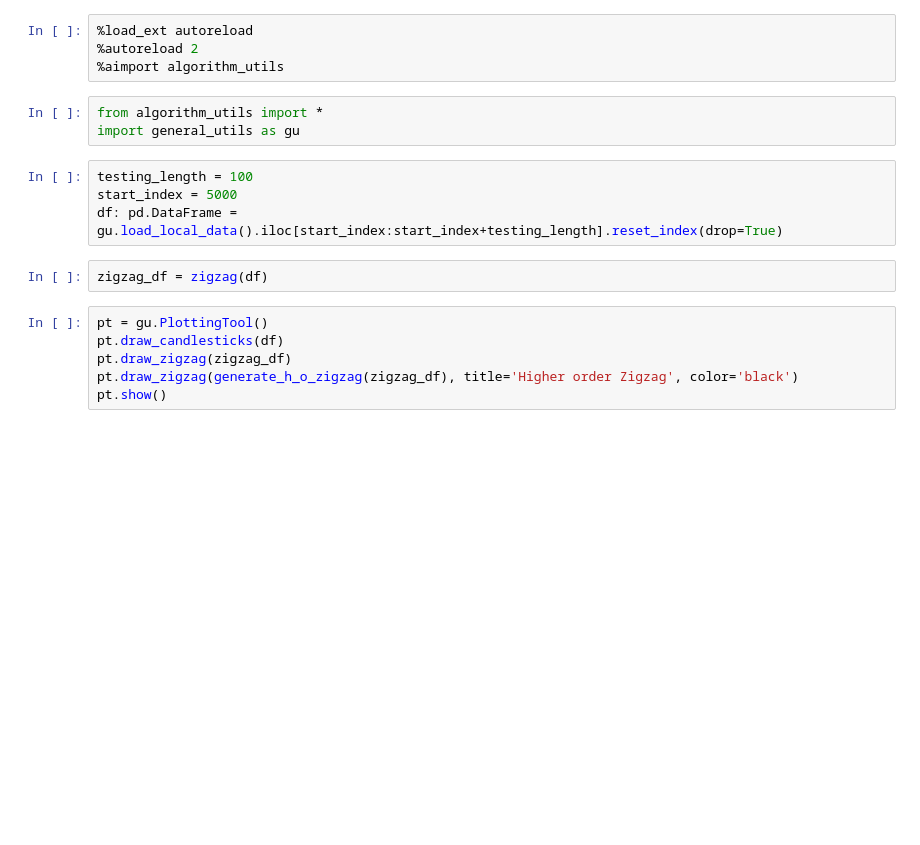
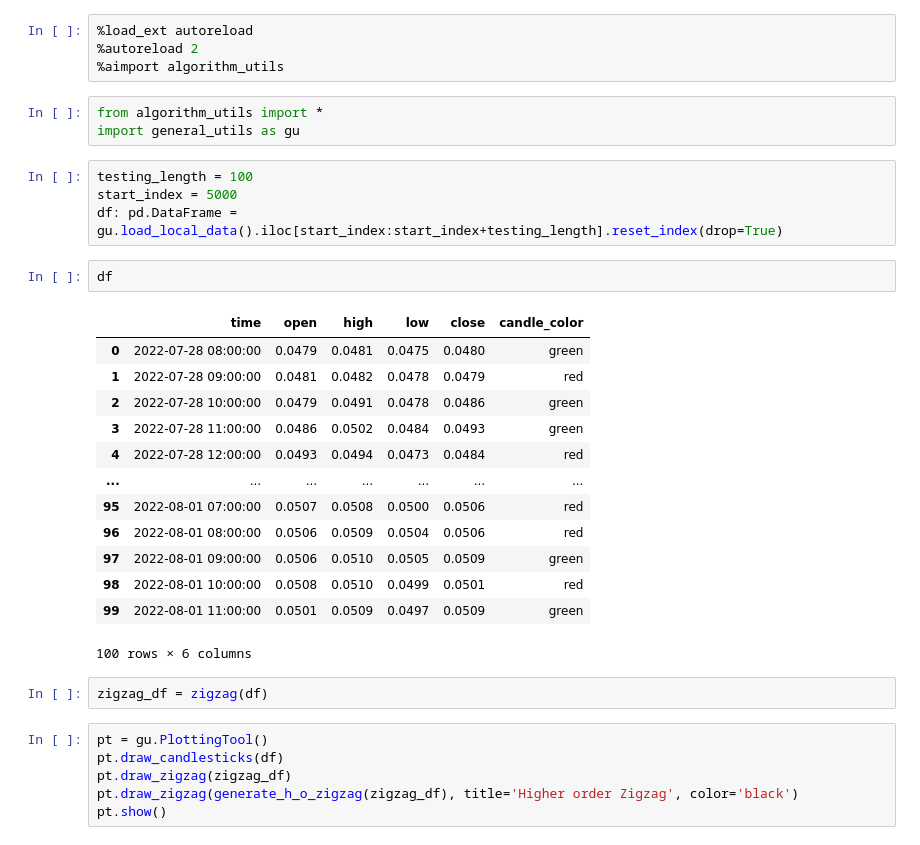
Before and after one commit to thewitcher745/ST5-backtest, a Jupyter notebook: main.ipynb, the cells around one changed output. Cells and saved outputs as stored; diff of their text form; blank space fills up the shorter version.

```diff
--- a/main.ipynb
+++ b/main.ipynb
@@ -9,6 +9,22 @@ import general_utils as gu
 testing_length = 100
 start_index = 5000
 df: pd.DataFrame = gu.load_local_data().iloc[start_index:start_index+testing_length].reset_index(drop=True)
+# %%
+df
+# %% [output]
+|  | time | open | high | low | close | candle_color |
+| 0 | 2022-07-28 08:00:00 | 0.0479 | 0.0481 | 0.0475 | 0.0480 | green |
+| 1 | 2022-07-28 09:00:00 | 0.0481 | 0.0482 | 0.0478 | 0.0479 | red |
+| 2 | 2022-07-28 10:00:00 | 0.0479 | 0.0491 | 0.0478 | 0.0486 | green |
+| 3 | 2022-07-28 11:00:00 | 0.0486 | 0.0502 | 0.0484 | 0.0493 | green |
+| 4 | 2022-07-28 12:00:00 | 0.0493 | 0.0494 | 0.0473 | 0.0484 | red |
+| ... | ... | ... | ... | ... | ... | ... |
+| 95 | 2022-08-01 07:00:00 | 0.0507 | 0.0508 | 0.0500 | 0.0506 | red |
+| 96 | 2022-08-01 08:00:00 | 0.0506 | 0.0509 | 0.0504 | 0.0506 | red |
+| 97 | 2022-08-01 09:00:00 | 0.0506 | 0.0510 | 0.0505 | 0.0509 | green |
+| 98 | 2022-08-01 10:00:00 | 0.0508 | 0.0510 | 0.0499 | 0.0501 | red |
+| 99 | 2022-08-01 11:00:00 | 0.0501 | 0.0509 | 0.0497 | 0.0509 | green |
+100 rows × 6 columns
 # %%
 zigzag_df = zigzag(df)
 # %%
```
Also changed, not shown: 1 other file.
